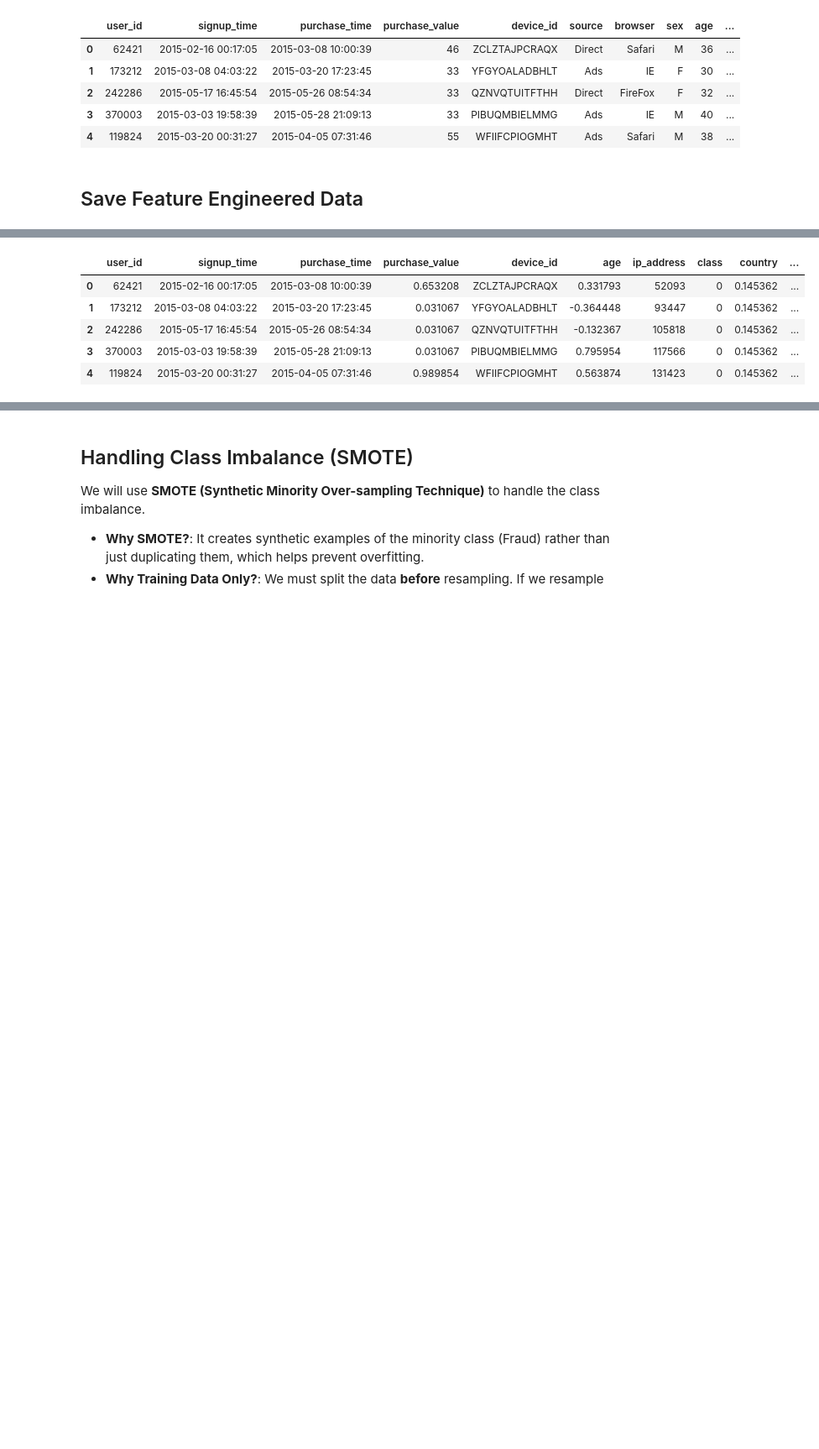
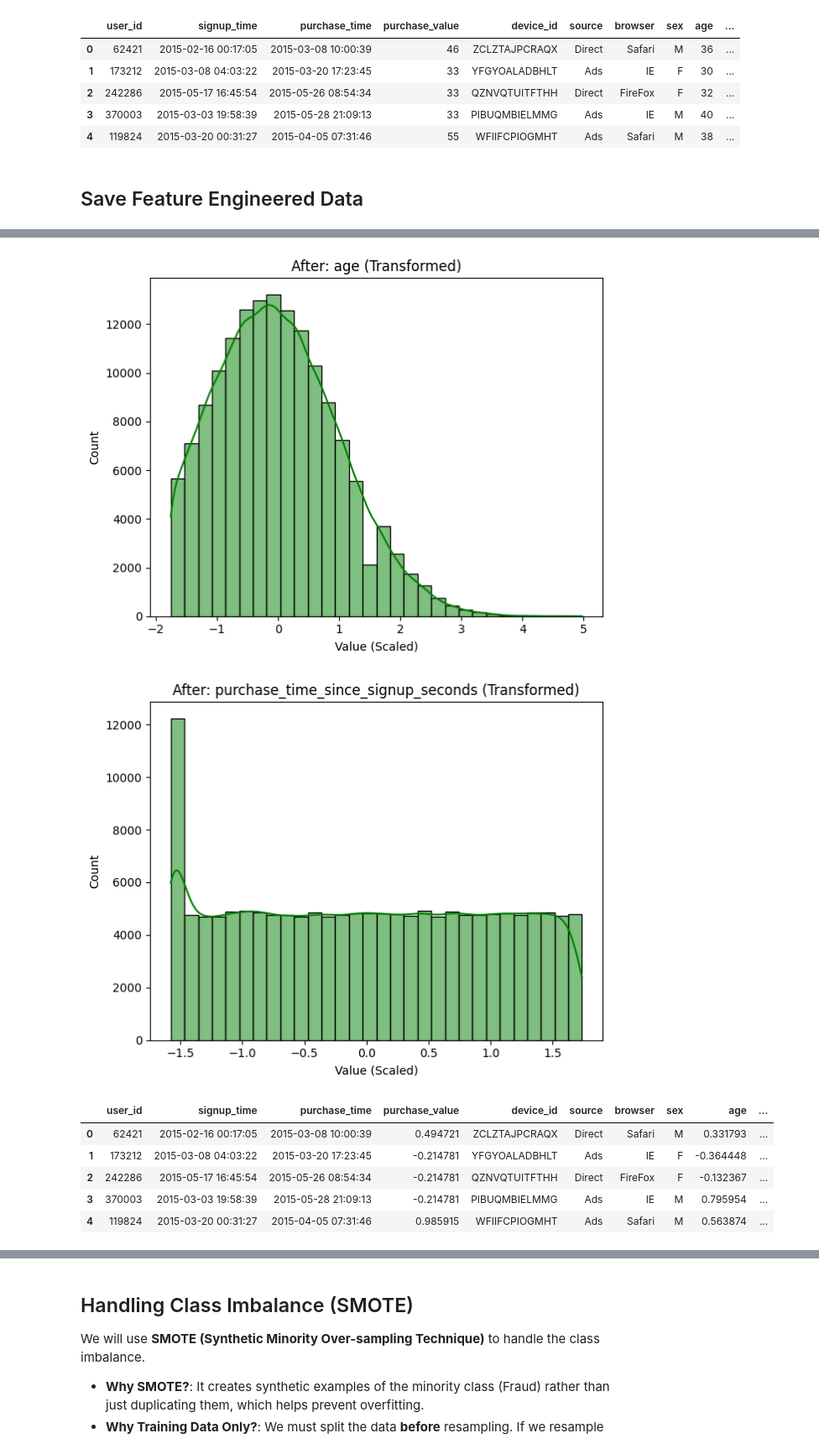
Before and after one commit to MYGBM/Improved-detection-of-fraud-cases-for-e-commerce-and-bank-transactions, a Jupyter notebook: notebooks/feature-engineering-fraud-data.ipynb, the cells around one changed output, grey strips where cells are left out. Shown at 84% size. Cells and saved outputs as stored; diff of their text form; code cells hidden in the pictures; blank space fills up the shorter version.

Commit message:
cyclically encoded time features, removed log transformation and only stuck to standardization, added check feature stats and pre-post plot distirbutions to ensure feature engineering worked correctly

```diff
--- a/notebooks/feature-engineering-fraud-data.ipynb
+++ b/notebooks/feature-engineering-fraud-data.ipynb
@@ -252,33 +247,19 @@ We will now normalize numerical features and encode categorical features.
 # %%
-# Reload the module to get the updated class
-# import importlib
-# import src.feature_engineering
-# importlib.reload(src.feature_engineering)
-# from src.feature_engineering import FeatureEngineer
+# 1. Normalize Numerical Features (StandardScaler)
+# We EXCLUDE purchase_time_hour and purchase_time_day_of_week as they are cyclical/categorical.
+scale_cols = ['purchase_value', 'age', 'purchase_time_since_signup_seconds']
 
-# # Initialize FeatureEngineer with the current dataframe
-# fe = FeatureEngineer(df)
+# first let's see the distribution of these columns before normalization
+fe.check_feature_stats(scale_cols)
+fe.plot_pre_post_distribution(df,scale_cols, isBefore=True)
 
-# 1. Log Transform Skewed Features
-# We apply log1p to handle the long tail in purchase value and the spike in time_since_signup
-log_cols = ['purchase_value', 'purchase_time_since_signup_seconds', 'purchase_time_since_signup_hours']
-df = fe.apply_log_transform(log_cols)
-
-# 2. Normalize Numerical Features (StandardScaler)
-# We scale the log-transformed features and Age.
-# We EXCLUDE purchase_time_hour and purchase_time_day_of_week as they are cyclical/categorical.
-scale_cols = ['purchase_value', 'age', 'purchase_time_since_signup_seconds', "purchase_time_since_signup_hours"]
+#now let's normalize
 df = fe.normalize_features(scale_cols, method='standard')
 
-# 3. Encode Categorical Features
-# One-Hot Encoding for low cardinality
-categorical_cols_onehot = ['source', 'browser', 'sex']
-df = fe.encode_categorical_features(categorical_cols_onehot, method='onehot')
+#let's see the result
+fe.check_feature_stats(scale_cols)
+fe.plot_pre_post_distribution(df,scale_cols, isBefore=False)
 
-# Frequency Encoding for high cardinality (country)
-# This replaces the country name with its probability of occurrence, avoiding 180+ new columns.
-categorical_cols_freq = ['country']
-df = fe.encode_categorical_features(categorical_cols_freq, method='frequency')
-
+#let's see the dataframe
 df.head()
 # %% [output]
@@ -302,6 +287,8 @@ Frequency encoded: ['country']
+[figure, added]
+[figure, added]
-|  | user_id | signup_time | purchase_time | purchase_value | device_id | age | ip_address | class | country | ... |
-| 0 | 62421 | 2015-02-16 00:17:05 | 2015-03-08 10:00:39 | 0.653208 | ZCLZTAJPCRAQX | 0.331793 | 52093 | 0 | 0.145362 | ... |
-| 1 | 173212 | 2015-03-08 04:03:22 | 2015-03-20 17:23:45 | 0.031067 | YFGYOALADBHLT | -0.364448 | 93447 | 0 | 0.145362 | ... |
-| 2 | 242286 | 2015-05-17 16:45:54 | 2015-05-26 08:54:34 | 0.031067 | QZNVQTUITFTHH | -0.132367 | 105818 | 0 | 0.145362 | ... |
-| 3 | 370003 | 2015-03-03 19:58:39 | 2015-05-28 21:09:13 | 0.031067 | PIBUQMBIELMMG | 0.795954 | 117566 | 0 | 0.145362 | ... |
-| 4 | 119824 | 2015-03-20 00:31:27 | 2015-04-05 07:31:46 | 0.989854 | WFIIFCPIOGMHT | 0.563874 | 131423 | 0 | 0.145362 | ... |
+|  | user_id | signup_time | purchase_time | purchase_value | device_id | source | browser | sex | age | ... |
+| 0 | 62421 | 2015-02-16 00:17:05 | 2015-03-08 10:00:39 | 0.494721 | ZCLZTAJPCRAQX | Direct | Safari | M | 0.331793 | ... |
+| 1 | 173212 | 2015-03-08 04:03:22 | 2015-03-20 17:23:45 | -0.214781 | YFGYOALADBHLT | Ads | IE | F | -0.364448 | ... |
+| 2 | 242286 | 2015-05-17 16:45:54 | 2015-05-26 08:54:34 | -0.214781 | QZNVQTUITFTHH | Direct | FireFox | F | -0.132367 | ... |
+| 3 | 370003 | 2015-03-03 19:58:39 | 2015-05-28 21:09:13 | -0.214781 | PIBUQMBIELMMG | Ads | IE | M | 0.795954 | ... |
+| 4 | 119824 | 2015-03-20 00:31:27 | 2015-04-05 07:31:46 | 0.985915 | WFIIFCPIOGMHT | Ads | Safari | M | 0.563874 | ... |
```
Also changed, not shown: parts of 15 cells of this notebook, 2 other files.
